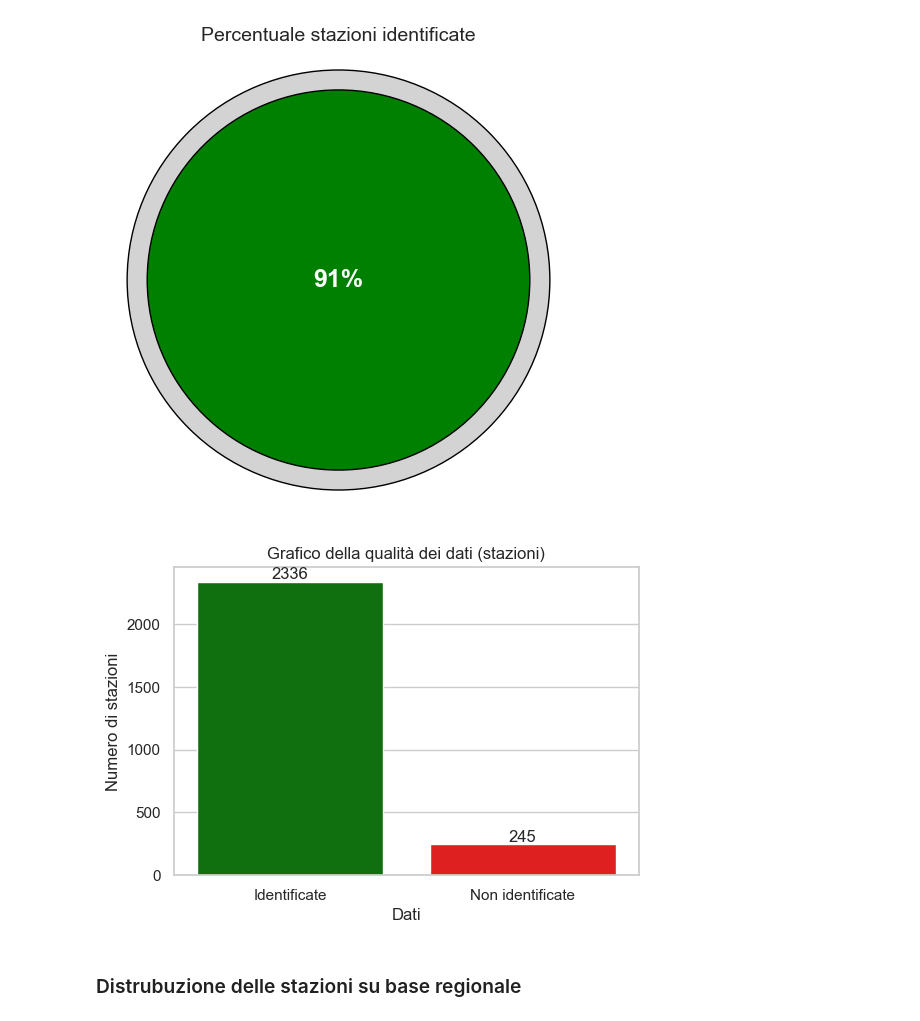
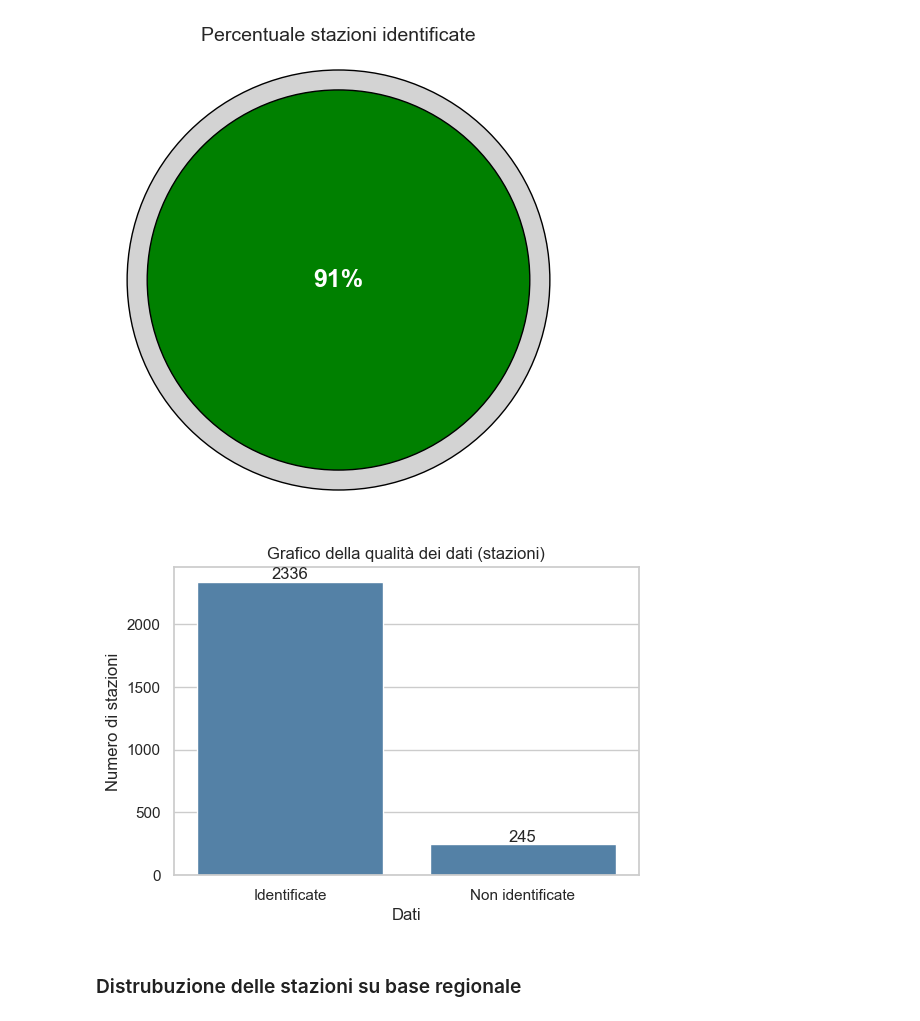
Before and after one commit to AndreaSpolaor/AnalisiTrafficoFerroviario, a Jupyter notebook: main.ipynb, the cells around one changed output. Cells and saved outputs as stored; diff of their text form; code cells hidden in the pictures.

```diff
--- a/main.ipynb
+++ b/main.ipynb
@@ -705,35 +705,35 @@ summary.columns = ["Status", "Count"]
 
 # Imposta il tema
 sns.set(style="whitegrid")
 
 # Crea figura
 plt.figure(figsize=(6, 4))
 
 # Barplot con colori personalizzati
 ax = sns.barplot(
     x="Status",
     y="Count",
     data=summary,
     hue="Status",
-    palette={"Identificate": "green", "Non identificate": "red"},
+    palette={"Identificate": "steelblue", "Non identificate": "steelblue"},
     legend=False
 )
 
 # Titoli assi e grafico
 ax.set_title("Grafico della qualità dei dati (stazioni)")
 ax.set_ylabel("Numero di stazioni")
 ax.set_xlabel("Dati")
 
 # Aggiungi etichette sopra le barre
 for p in ax.patches:
     height = p.get_height()
     ax.annotate(f'{int(height)}', (p.get_x() + p.get_width() / 2, height),
                 ha='center', va='bottom')
 
 # Mostra il grafico
 plt.show()
 # %% [output]
-[figure, old version]
+[figure, new version]
 # %% [markdown]
 <h3>Distrubuzione delle stazioni su base regionale</h3>
 # %% [markdown]
```
Also changed, not shown: parts of 7 cells of this notebook, 2 other files.
